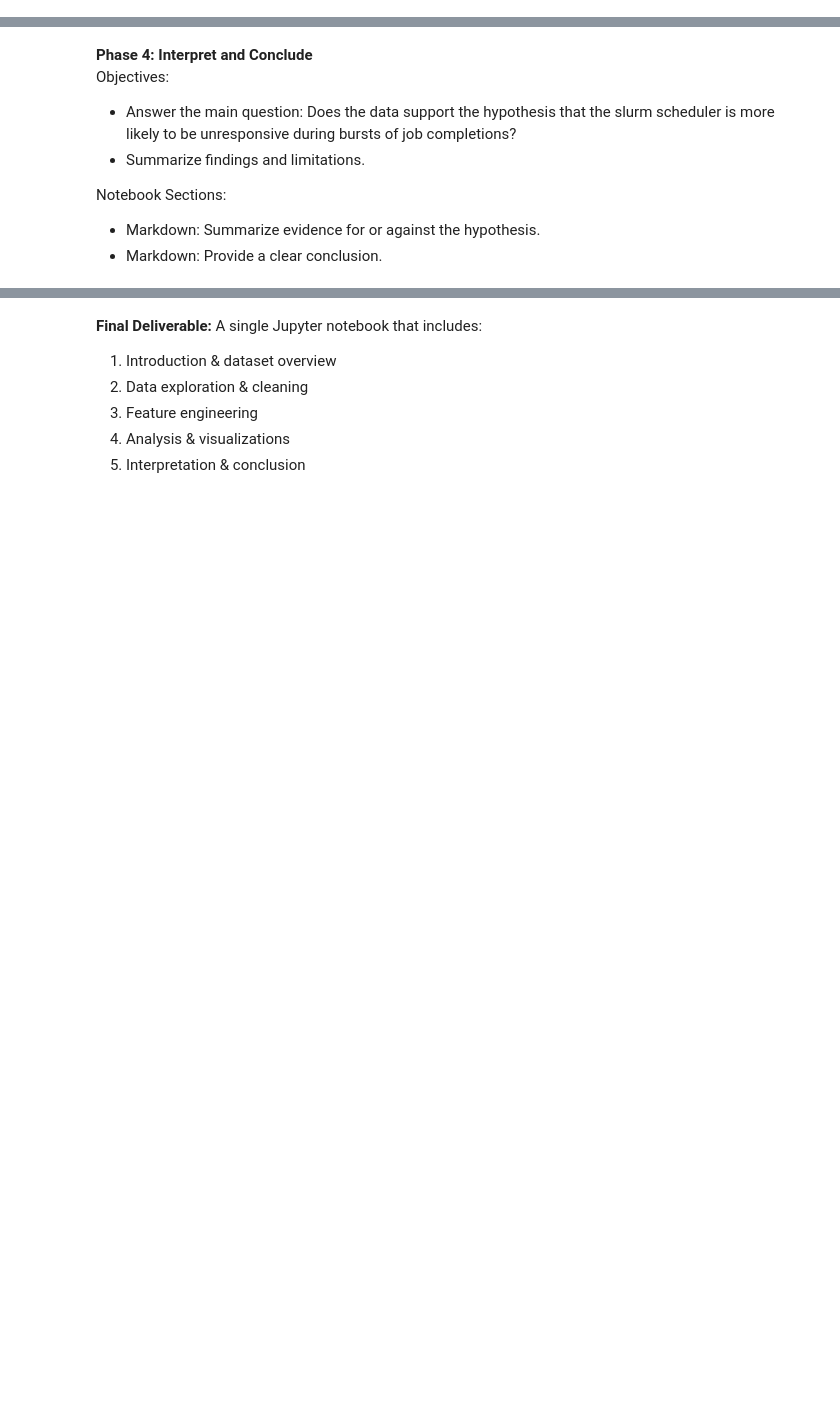
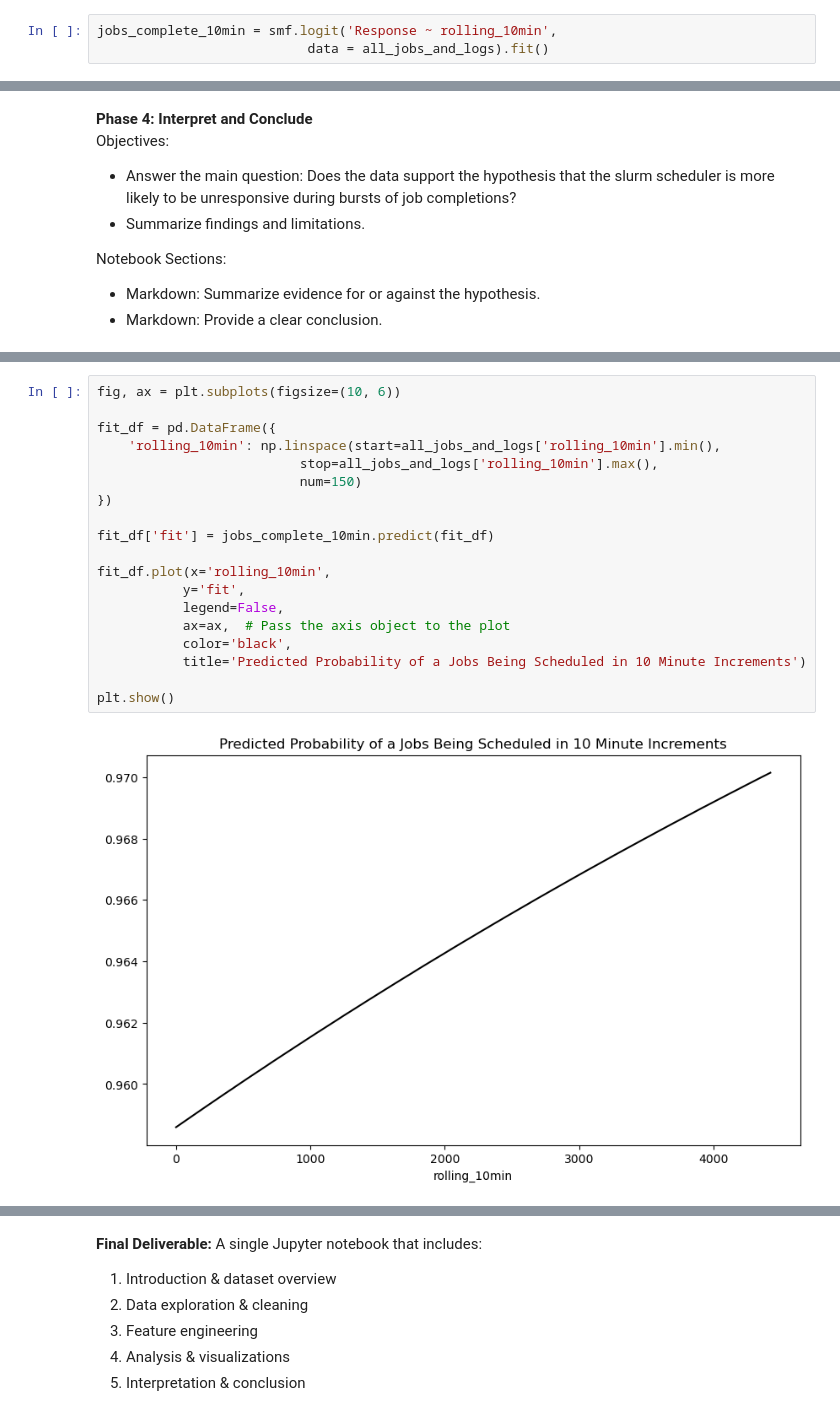
Before and after one commit to nss-data-science-cohort-9/accre-joshwtacker, a Jupyter notebook: notebooks/accre_JT.ipynb, the cells around one changed output, grey strips where cells are left out. Drawn from its saved outputs; the diff is of its cells as text; blank space fills up the shorter version.

```diff
--- a/notebooks/accre_JT.ipynb
+++ b/notebooks/accre_JT.ipynb
@@ -379,0 +499,3 @@ If there was 1 job completed every 5 minutes, then there was a 100.00% chance of
+# %%
+jobs_complete_10min = smf.logit('Response ~ rolling_10min',
+                           data = all_jobs_and_logs).fit()
@@ -388,0 +763,21 @@ Notebook Sections:
+# %%
+fig, ax = plt.subplots(figsize=(10, 6))
+
+fit_df = pd.DataFrame({
+    'rolling_10min': np.linspace(start=all_jobs_and_logs['rolling_10min'].min(),
+                          stop=all_jobs_and_logs['rolling_10min'].max(),
+                          num=150)
+})
+
+fit_df['fit'] = jobs_complete_10min.predict(fit_df)
+
+fit_df.plot(x='rolling_10min',
+           y='fit',
+           legend=False,
+           ax=ax,  # Pass the axis object to the plot
+           color='black',
+           title='Predicted Probability of a Jobs Being Scheduled in 10 Minute Increments')
+
+plt.show()
+# %% [output]
+[figure, added]
```
Also changed, not shown: parts of 77 cells of this notebook.
